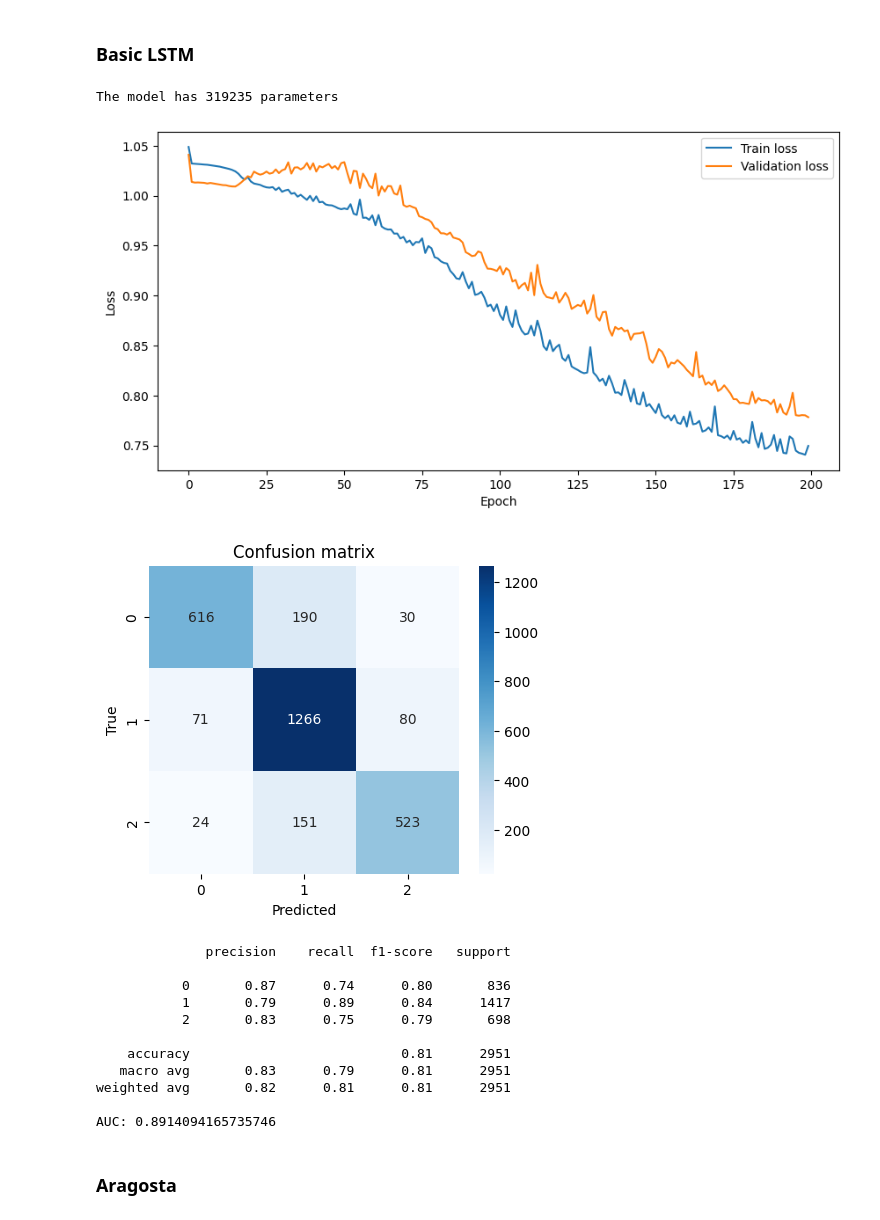
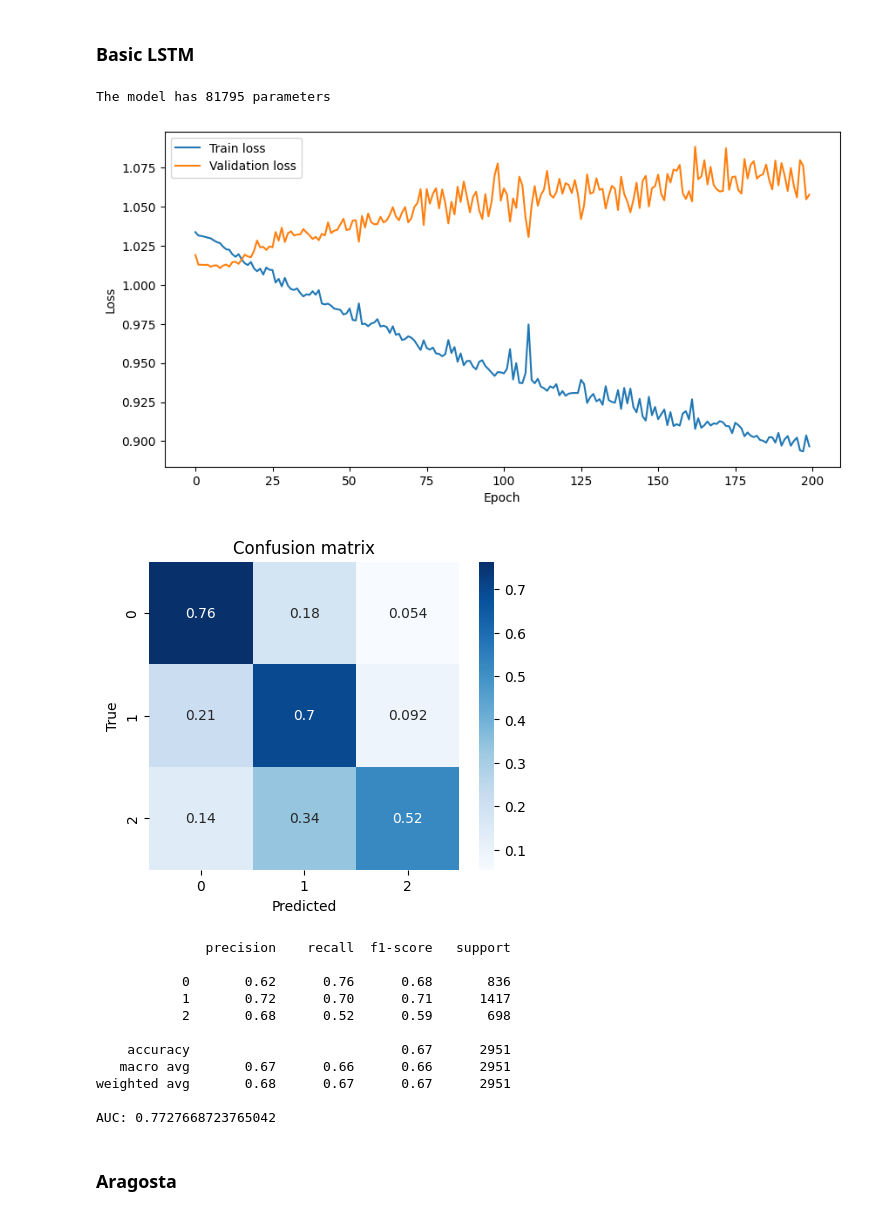
Before and after one commit to JoeLsvj/stocks_forecasting_LOB, a Jupyter notebook: Gabriele/notebook classification.ipynb, the cells around one changed output. Saved outputs shown, nothing was run; the diff lists cells and outputs as text; code cells hidden in the pictures.

```diff
--- a/Gabriele/notebook classification.ipynb
+++ b/Gabriele/notebook classification.ipynb
@@ -161,15 +161,15 @@ dataloader_test.dataset.channels = False
 # Create the model
 model_params = {
     'input_size': X_train.shape[1],
-    'output_size': len(np.unique(y_train.cpu().numpy())),
-    'hidden_size': 128,
+    'output_size': 3,
+    'hidden_size': 64,
     'num_layers': 2,
     'dropout': 0.2
 }
 model = utils.ModelTools.build_model(Models.LSTM, model_params).to(device)
 
 # Optimizer parameters
-LEARNING_RATE = 1e-5
+LEARNING_RATE = 3e-5
 optimizer = torch.optim.Adam(model.parameters(), lr=LEARNING_RATE)
 criterion = torch.nn.CrossEntropyLoss()
 
@@ -197,30 +197,30 @@ plt.ylabel('Loss')
 plt.legend()
 plt.show()
 # %% [output]
-The model has 319235 parameters
+The model has 81795 parameters
-[figure, old version]
+[figure, new version]
 # %%
 evaluation_res = utils.evaluate(
     model = model,
     loader = dataloader_test,
     criterion = criterion,
     device = device
 )
 
 true = np.concatenate(evaluation_res['true'], axis=0)
 pred = np.concatenate(evaluation_res['pred'], axis=0)
 pred = np.argmax(pred, axis=1)
 
 # Confusion matrix
-conf_matrix = confusion_matrix(true, pred.round())
+conf_matrix = confusion_matrix(true, pred.round(), normalize='true')
 plt.figure(figsize=(5, 4))
-sns.heatmap(conf_matrix, annot=True, fmt='d', cmap='Blues')
+sns.heatmap(conf_matrix, annot=True, cmap='Blues')
 plt.xlabel('Predicted')
 plt.ylabel('True')
 plt.title('Confusion matrix')
 plt.show()
 # %% [output]
-[figure, old version]
+[figure, new version]
 # %%
 print(classification_report(true, pred, zero_division=0))
 
@@ -231,15 +231,15 @@ print(f'AUC: {roc_auc_score(y_true, y_pred, multi_class="ovo")}')
 # %% [output]
               precision    recall  f1-score   support
 
-           0       0.87      0.74      0.80       836
-           1       0.79      0.89      0.84      1417
-           2       0.83      0.75      0.79       698
+           0       0.62      0.76      0.68       836
+           1       0.72      0.70      0.71      1417
+           2       0.68      0.52      0.59       698
 
-    accuracy                           0.81      2951
-   macro avg       0.83      0.79      0.81      2951
-weighted avg       0.82      0.81      0.81      2951
+    accuracy                           0.67      2951
+   macro avg       0.67      0.66      0.66      2951
+weighted avg       0.68      0.67      0.67      2951
 
-AUC: 0.8914094165735746
+AUC: 0.7727668723765042
 # %% [markdown]
 ### Aragosta
 # %%
```
Also changed, not shown: parts of 3 cells of this notebook, 1 other file.
